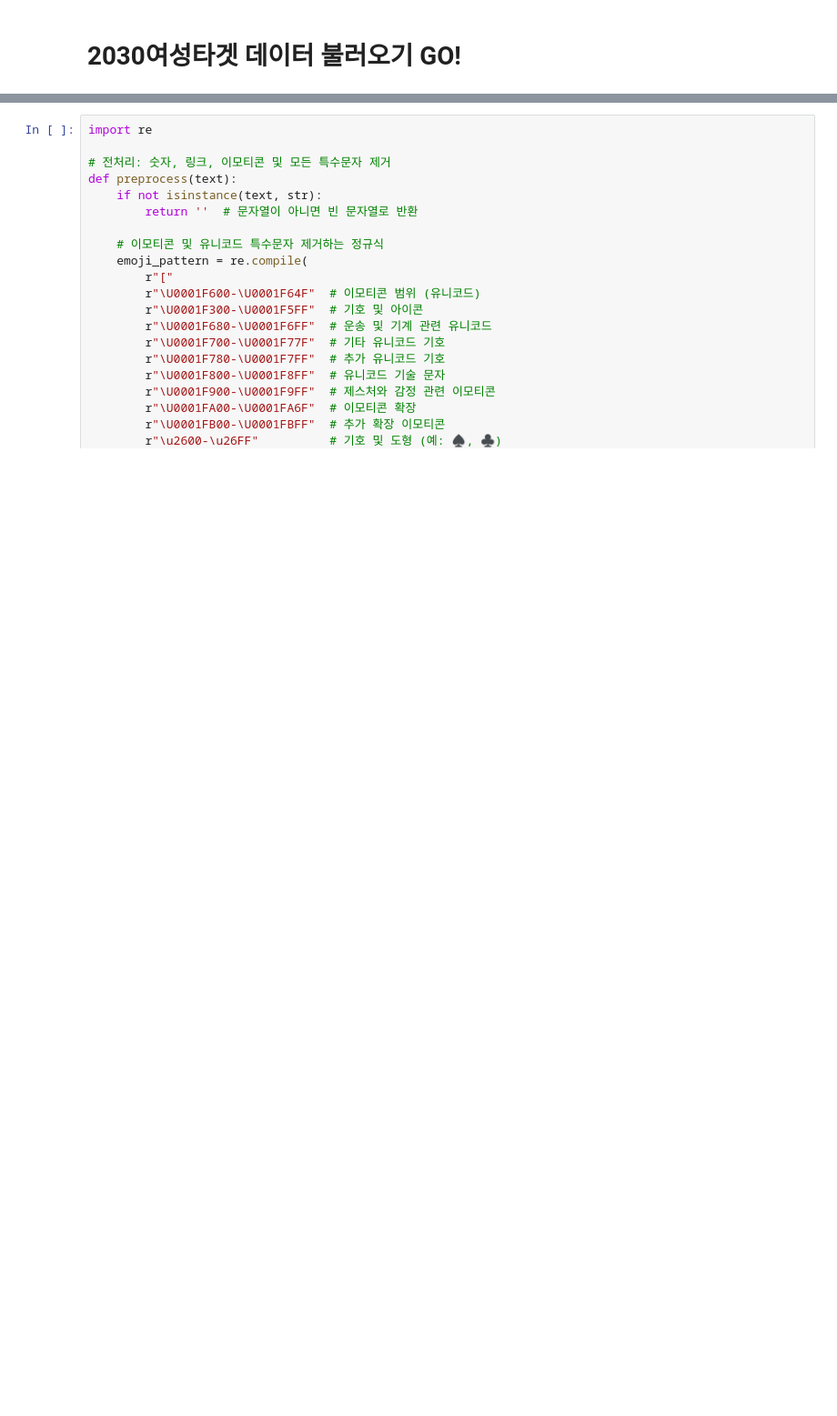
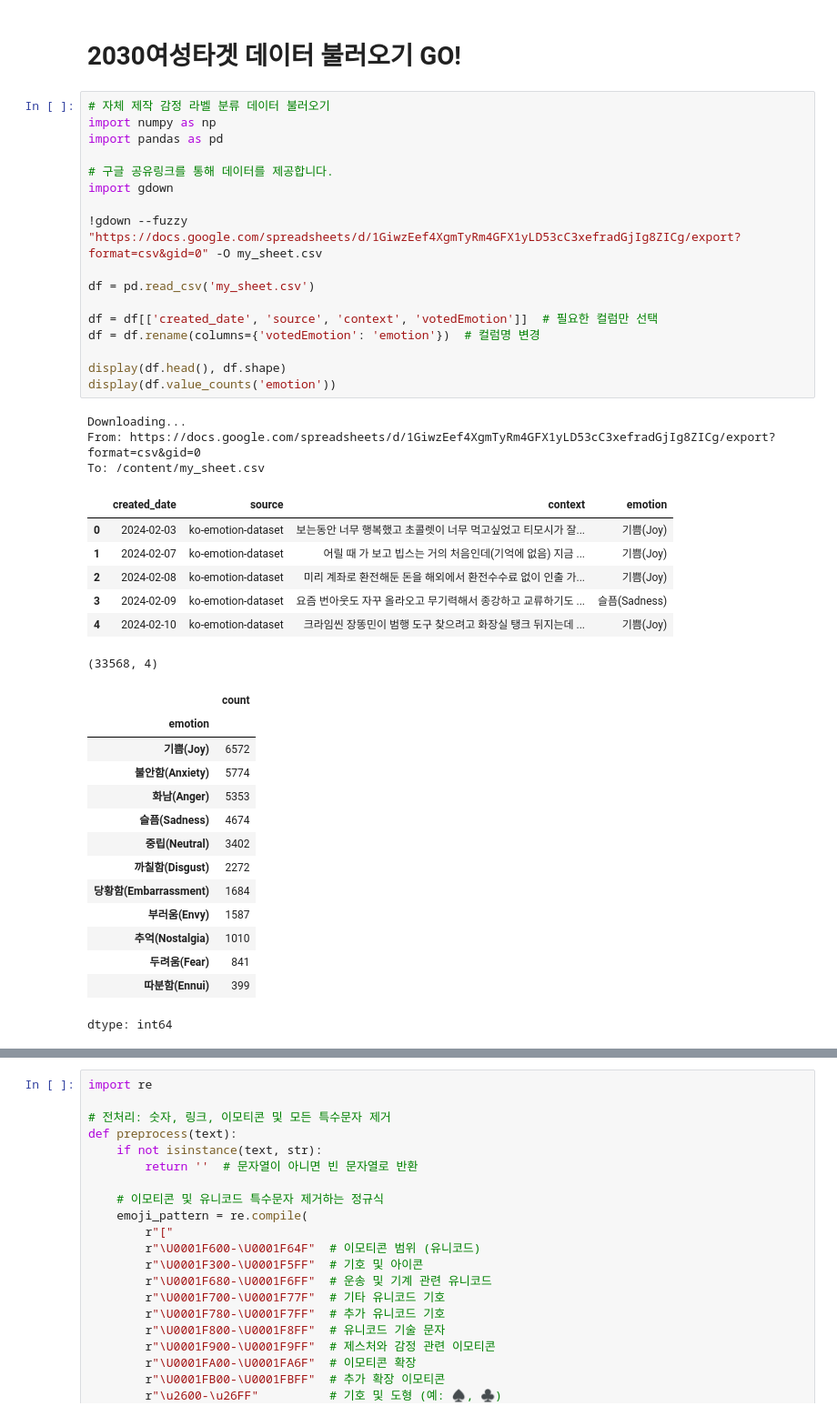
Before and after one commit to kKn00077/techit-diary-final-project, a Jupyter notebook: ai_model/emotion_diary_model.ipynb, the cells around one changed output, grey strips where cells are left out. Shown at 91% size. Drawn from its saved outputs; the diff is of its cells as text; blank space fills up the shorter version.

```diff
--- a/ai_model/emotion_diary_model.ipynb
+++ b/ai_model/emotion_diary_model.ipynb
@@ -248,4 +240,46 @@ files.download('fine-tuned-model.zip')
 [interactive output not drawn]
 # %% [markdown]
 # 2030여성타겟 데이터 불러오기 GO!
+# %%
+# 자체 제작 감정 라벨 분류 데이터 불러오기
+import numpy as np
+import pandas as pd
+
+# 구글 공유링크를 통해 데이터를 제공합니다.
+import gdown
+
+!gdown --fuzzy "https://docs.google.com/spreadsheets/d/1GiwzEef4XgmTyRm4GFX1yLD53cC3xefradGjIg8ZICg/export?format=csv&gid=0" -O my_sheet.csv
+
+df = pd.read_csv('my_sheet.csv')
+
+df = df[['created_date', 'source', 'context', 'votedEmotion']]  # 필요한 컬럼만 선택
+df = df.rename(columns={'votedEmotion': 'emotion'})  # 컬럼명 변경
+
+display(df.head(), df.shape)
+display(df.value_counts('emotion'))
+# %% [output]
+Downloading...
+From: https://docs.google.com/spreadsheets/d/1GiwzEef4XgmTyRm4GFX1yLD53cC3xefradGjIg8ZICg/export?format=csv&gid=0
+To: /content/my_sheet.csv
+|  | created_date | source | context | emotion |
+| 0 | 2024-02-03 | ko-emotion-dataset | 보는동안 너무 행복했고 초콜렛이 너무 먹고싶었고 티모시가 잘... | 기쁨(Joy) |
+| 1 | 2024-02-07 | ko-emotion-dataset | 어릴 때 가 보고 빕스는 거의 처음인데(기억에 없음) 지금 ... | 기쁨(Joy) |
+| 2 | 2024-02-08 | ko-emotion-dataset | 미리 계좌로 환전해둔 돈을 해외에서 환전수수료 없이 인출 가... | 기쁨(Joy) |
+| 3 | 2024-02-09 | ko-emotion-dataset | 요즘 번아웃도 자꾸 올라오고 무기력해서 종강하고 교류하기도 ... | 슬픔(Sadness) |
+| 4 | 2024-02-10 | ko-emotion-dataset | 크라임씬 장똥민이 범행 도구 찾으려고 화장실 탱크 뒤지는데 ... | 기쁨(Joy) |
+(33568, 4)
+|  | count |
+| emotion |  |
+| 기쁨(Joy) | 6572 |
+| 불안함(Anxiety) | 5774 |
+| 화남(Anger) | 5353 |
+| 슬픔(Sadness) | 4674 |
+| 중립(Neutral) | 3402 |
+| 까칠함(Disgust) | 2272 |
+| 당황함(Embarrassment) | 1684 |
+| 부러움(Envy) | 1587 |
+| 추억(Nostalgia) | 1010 |
+| 두려움(Fear) | 841 |
+| 따분함(Ennui) | 399 |
+dtype: int64
 # %%
```
Also changed, not shown: parts of 14 cells of this notebook.
